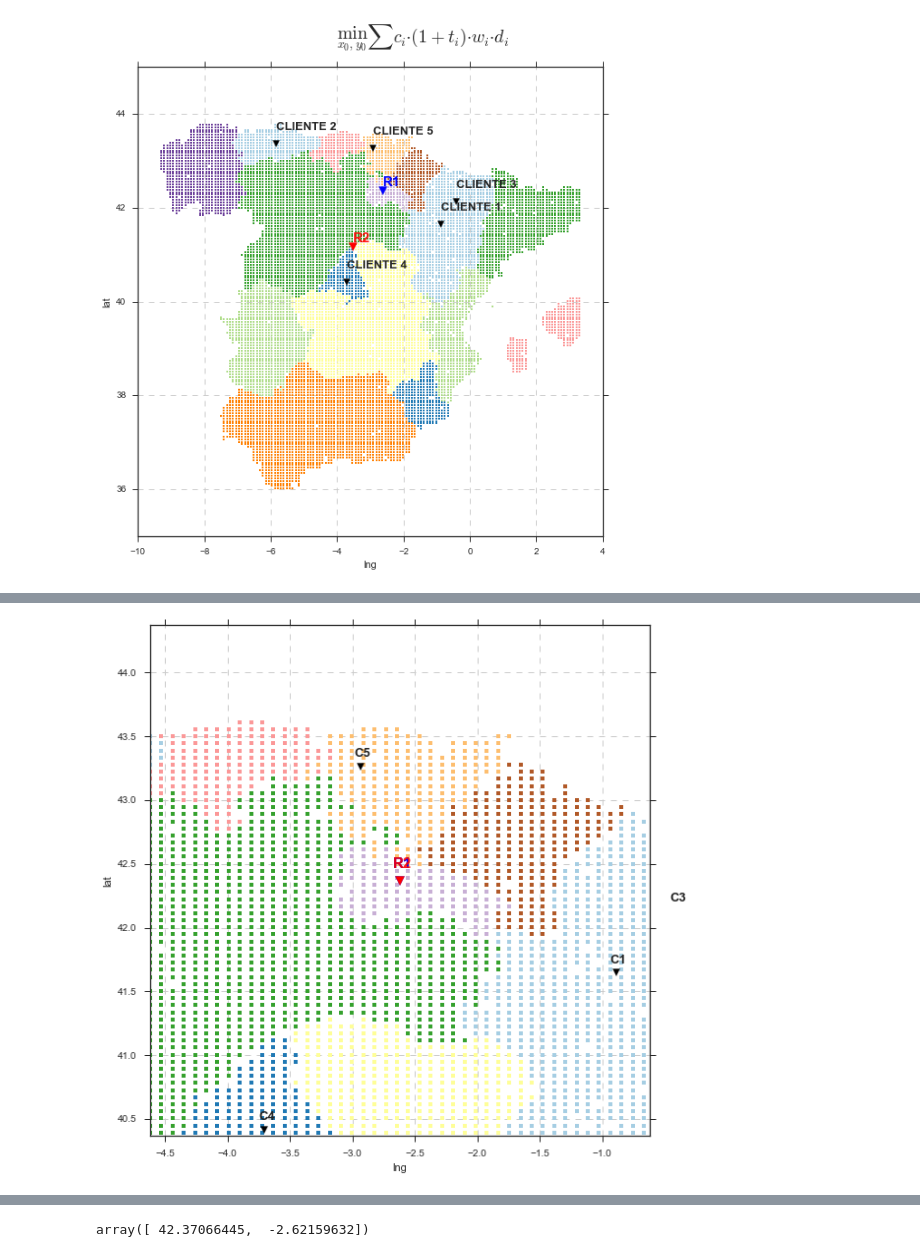
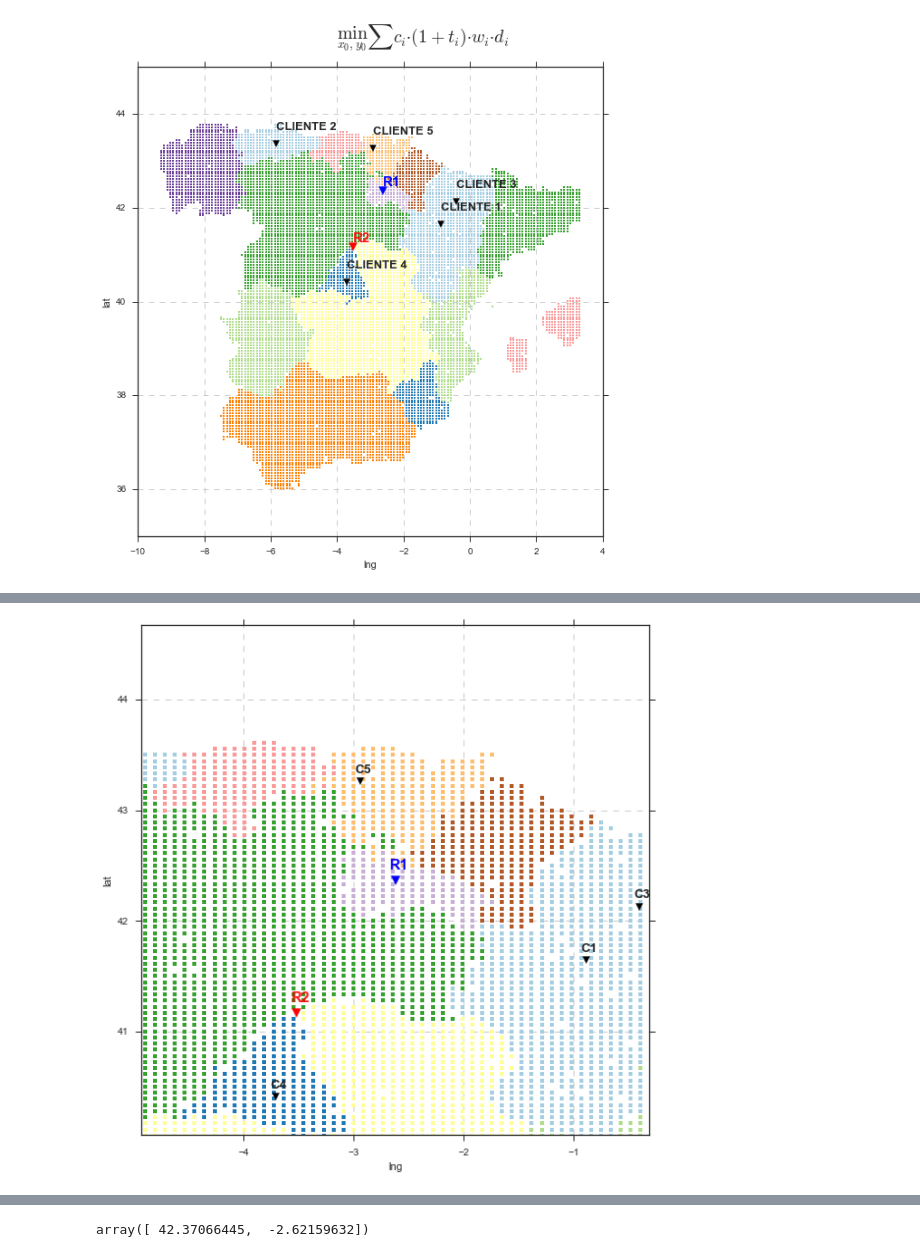
Before and after one commit to fagan2888/SIAD, a Jupyter notebook: Trabajo Grupo/mapa.ipynb, the cells around one changed output, grey strips where cells are left out. Cells and saved outputs as stored; diff of their text form; code cells hidden in the pictures.

```diff
--- a/Trabajo Grupo/mapa.ipynb
+++ b/Trabajo Grupo/mapa.ipynb
@@ -640,36 +640,37 @@ plt.text(res[1]-0.05,
          color='blue',
          fontsize=15)
 
 # RESULTADO 2
 
 res = res2
 
 plt.scatter(res[1],
             res[0],
             color='red',
             marker='v',
             s=80)
 
 plt.text(res[1]-0.05,
          res[0] + 0.1,
          'R2',
          weight='bold',
          color='red',
          alpha=.9,
          fontsize=15)
 
 plt.xlim(-10,4)
 ax.grid(True, linestyle='--')
 
 c = 4
-cx = c-2
+a = 1.7
+cx = c-a
 res = res1
 plt.xlim(res[1] - cx, res[1] + cx)
-plt.ylim(res[0] - c+2, res[0] + c-2)
+plt.ylim(res[0] - c+a, res[0] + c-a)
 plt.tight_layout()
 plt.savefig('4.png', bbox_inches='tight')
 # %% [output]
-[figure, old version]
+[figure, new version]
 # %% [markdown]
 ![](4.png)
 # %%
```
Also changed, not shown: parts of 7 cells of this notebook, 2 other files.
